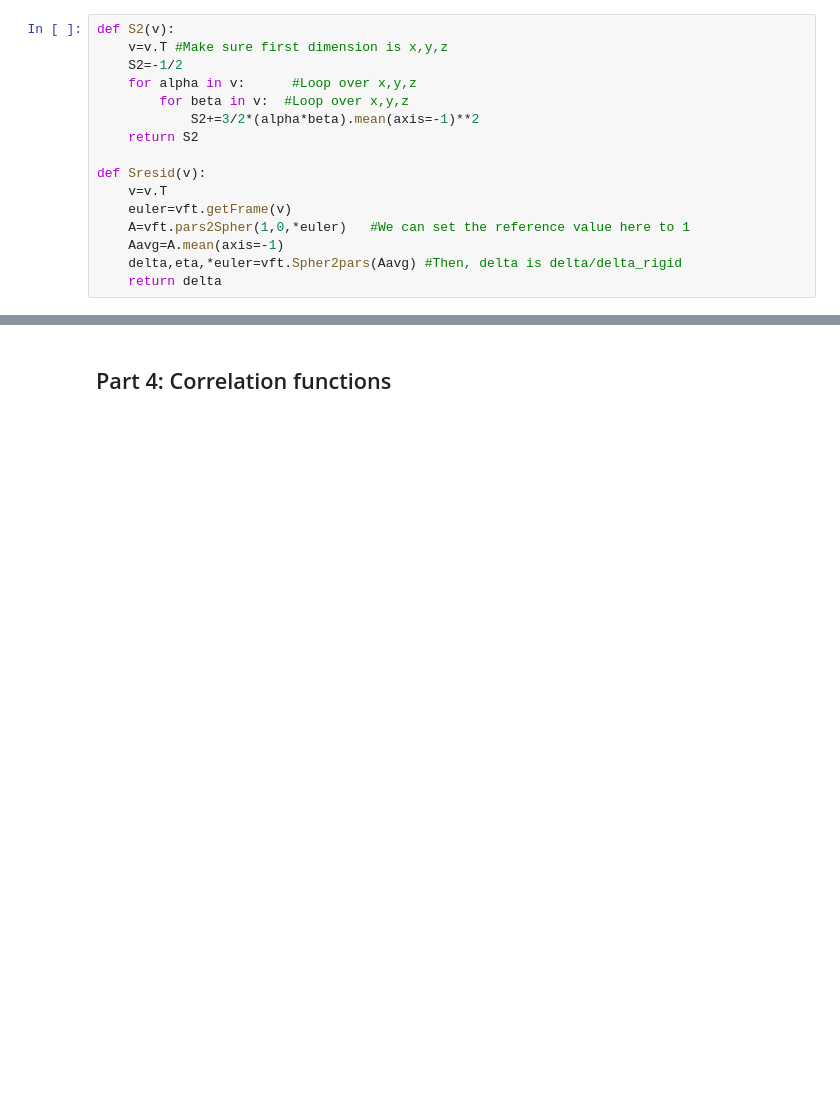
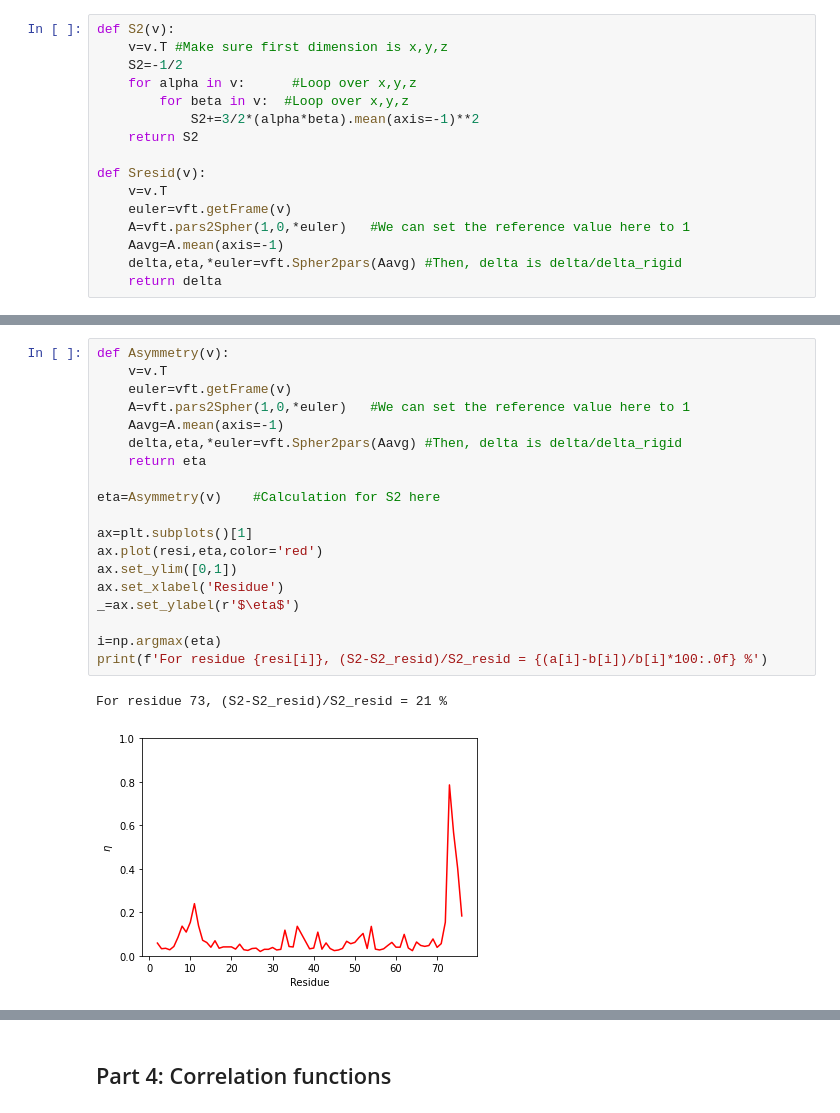
Before and after one commit to alsinmr/ConferenceExamples, a Jupyter notebook: JupyterBook/GNMR2025/MD2NMR.ipynb, the cells around one changed output, grey strips where cells are left out. Drawn from its saved outputs; the diff is of its cells as text; blank space fills up the shorter version.

```diff
--- a/JupyterBook/GNMR2025/MD2NMR.ipynb
+++ b/JupyterBook/GNMR2025/MD2NMR.ipynb
@@ -220,2 +338,24 @@ Here, $z_{sym.}$ is the projection of the normalized tensor direction onto the s
+# %%
+def Asymmetry(v):
+    v=v.T
+    euler=vft.getFrame(v)
+    A=vft.pars2Spher(1,0,*euler)   #We can set the reference value here to 1
+    Aavg=A.mean(axis=-1)
+    delta,eta,*euler=vft.Spher2pars(Aavg) #Then, delta is delta/delta_rigid
+    return eta
+
+eta=Asymmetry(v)    #Calculation for S2 here
+
+ax=plt.subplots()[1]
+ax.plot(resi,eta,color='red')
+ax.set_ylim([0,1])
+ax.set_xlabel('Residue')
+_=ax.set_ylabel(r'$\eta$')
+
+i=np.argmax(eta)
+print(f'For residue {resi[i]}, (S2-S2_resid)/S2_resid = {(a[i]-b[i])/b[i]*100:.0f} %')
+# %% [output]
+For residue 73, (S2-S2_resid)/S2_resid = 21 %
+[figure, added]
 # %% [markdown]
 ### Exercise 2.2 Repeat with un-aligned trajectory
```
Also changed, not shown: parts of 35 cells of this notebook, 2 other files.
